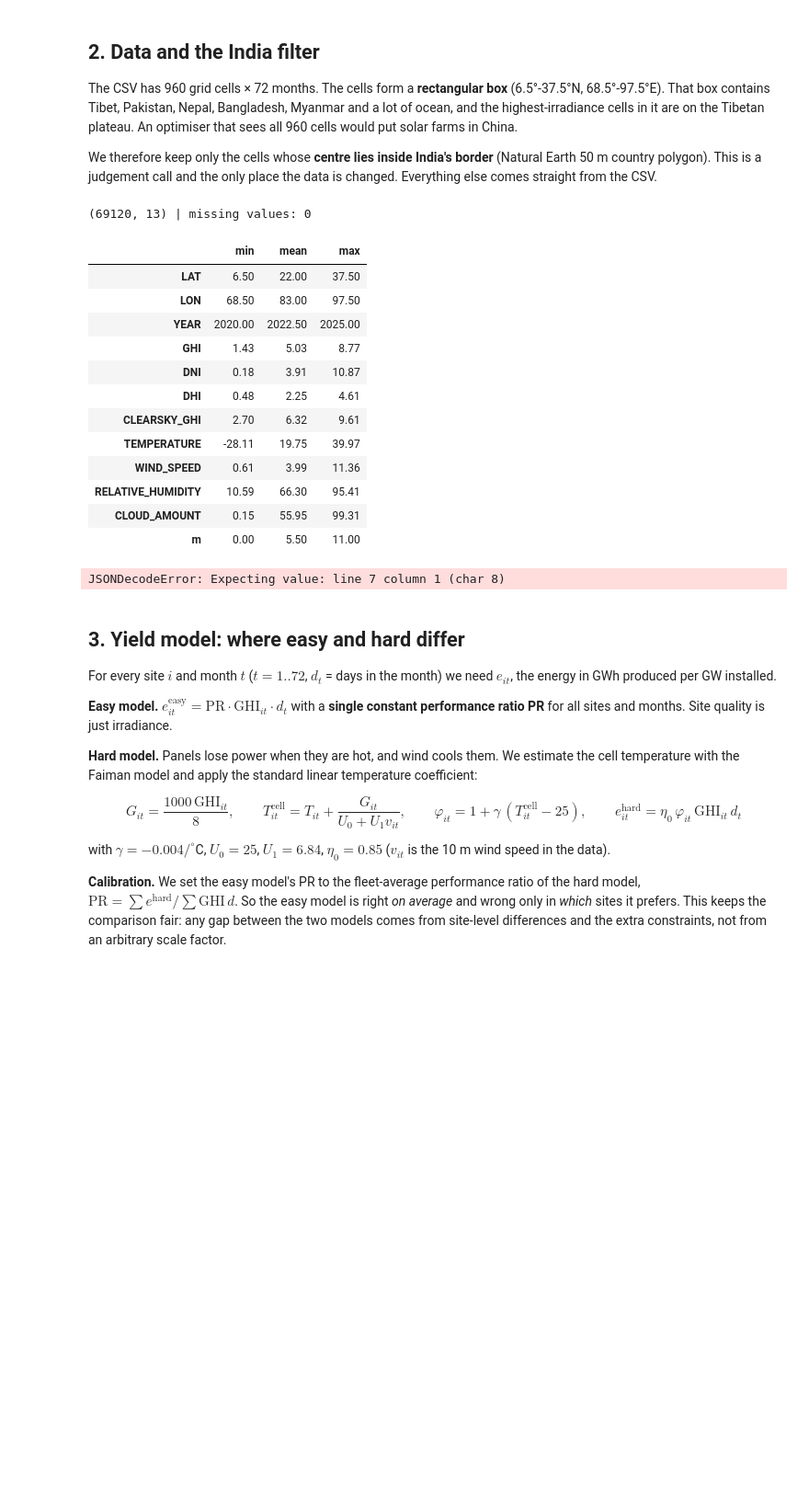
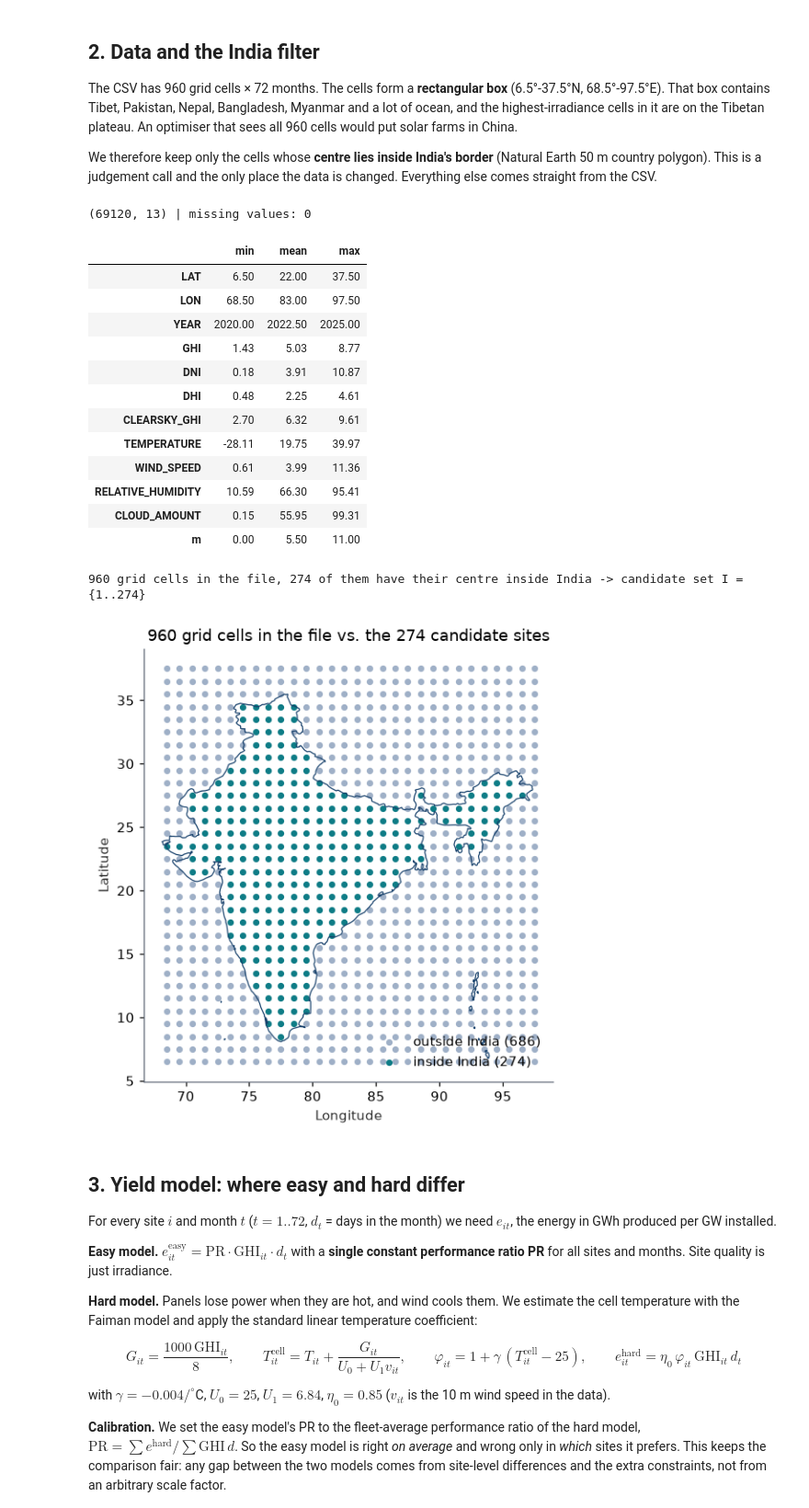
Before and after one commit to a-b007/solar-site-optimization, a Jupyter notebook: Solar_Optimization.ipynb, the cells around one changed output. Shown at 92% size. Saved outputs shown, nothing was run; the diff lists cells and outputs as text; code cells hidden in the pictures; blank space fills up the shorter version.

Commit message:
Fix cell 2 of solar_optimization.ipynb
The downloaded geojson file has utf-8 encoding while
python open() uses cp1252. Specified encoding while opening.

```diff
--- a/Solar_Optimization.ipynb
+++ b/Solar_Optimization.ipynb
@@ -46,7 +46,7 @@ CSV_CANDIDATES = ["solar_dataset.csv",
                   "dataset/solar_dataset.csv"]
 DATA_CSV = next(p for p in CSV_CANDIDATES if os.path.exists(p))
 BOUNDARY = "boundaries/ne_50m_admin_0_countries.geojson"      # Natural Earth country borders; downloaded if absent
-BOUNDARY_URL = ""https://raw.githubusercontent.com/nvkelso/natural-earth-vector/master/geojson/ne_50m_admin_0_countries.geojson""
+BOUNDARY_URL = "https://raw.githubusercontent.com/nvkelso/natural-earth-vector/master/geojson/ne_50m_admin_0_countries.geojson"
 os.makedirs("figures", exist_ok=True)
 
 MONTHS = ["JAN","FEB","MAR","APR","MAY","JUN","JUL","AUG","SEP","OCT","NOV","DEC"]
@@ -87,7 +87,13 @@ display(raw.describe().T[["min", "mean", "max"]].round(2))
 
 if not os.path.exists(BOUNDARY):
     urllib.request.urlretrieve(BOUNDARY_URL, BOUNDARY)
-feat = [f for f in json.load(open(BOUNDARY))["features"] if f["properties"].get("ADMIN") == "India"][0]
+with open(BOUNDARY, "r", encoding="utf-8") as f:
+    boundary_data = json.load(f)
+
+feat = [
+    f for f in boundary_data["features"]
+    if f["properties"].get("ADMIN") == "India"
+][0]
 india = shape(feat["geometry"])
 
 cells = raw[["LAT", "LON"]].drop_duplicates().reset_index(drop=True)
@@ -101,34 +107,35 @@ d = raw[raw.set_index(["LAT", "LON"]).index.isin(keep_idx)].reset_index(drop=Tru
 assert len(d) == n * 72
 arr = lambda c: d[c].to_numpy().reshape(n, 72)       # rows = sites, columns = 72 months (year-major)
 GHI, TEMP, WIND = arr("GHI"), arr("TEMPERATURE"), arr("WIND_SPEED")
 
 def draw_india(ax, lw=0.8):
     for g in (india.geoms if india.geom_type == "MultiPolygon" else [india]):
         ax.plot(*g.exterior.xy, color=BLUE, lw=lw)
 
 fig, ax = plt.subplots(figsize=(5.6, 5.4))
 out = cells[~cells.in_india]
 ax.scatter(out.LON, out.LAT, s=14, c=GREY, label=f"outside India ({len(out)})")
 ax.scatter(sites.LON, sites.LAT, s=14, c=TEAL, label=f"inside India ({n})")
 draw_india(ax); ax.set_aspect("equal"); ax.legend(loc="lower right", frameon=False)
 ax.set_title("960 grid cells in the file vs. the 274 candidate sites"); ax.set_xlabel("Longitude"); ax.set_ylabel("Latitude")
 plt.tight_layout(); plt.savefig("figures/fig_candidates.png", dpi=200); plt.show()
 # %% [output]
 (69120, 13) | missing values: 0
 |  | min | mean | max |
 | LAT | 6.50 | 22.00 | 37.50 |
 | LON | 68.50 | 83.00 | 97.50 |
 | YEAR | 2020.00 | 2022.50 | 2025.00 |
 | GHI | 1.43 | 5.03 | 8.77 |
 | DNI | 0.18 | 3.91 | 10.87 |
 | DHI | 0.48 | 2.25 | 4.61 |
 | CLEARSKY_GHI | 2.70 | 6.32 | 9.61 |
 | TEMPERATURE | -28.11 | 19.75 | 39.97 |
 | WIND_SPEED | 0.61 | 3.99 | 11.36 |
 | RELATIVE_HUMIDITY | 10.59 | 66.30 | 95.41 |
 | CLOUD_AMOUNT | 0.15 | 55.95 | 99.31 |
 | m | 0.00 | 5.50 | 11.00 |
-JSONDecodeError: Expecting value: line 7 column 1 (char 8)
+960 grid cells in the file, 274 of them have their centre inside India -> candidate set I = {1..274}
+[figure, added]
 # %% [markdown]
 ## 3. Yield model: where easy and hard differ
 For every site $i$ and month $t$ ($t=1..72$, $d_t$ = days in the month) we need $e_{it}$, the energy in GWh produced per GW installed.
```
Also changed, not shown: 2 other files.
